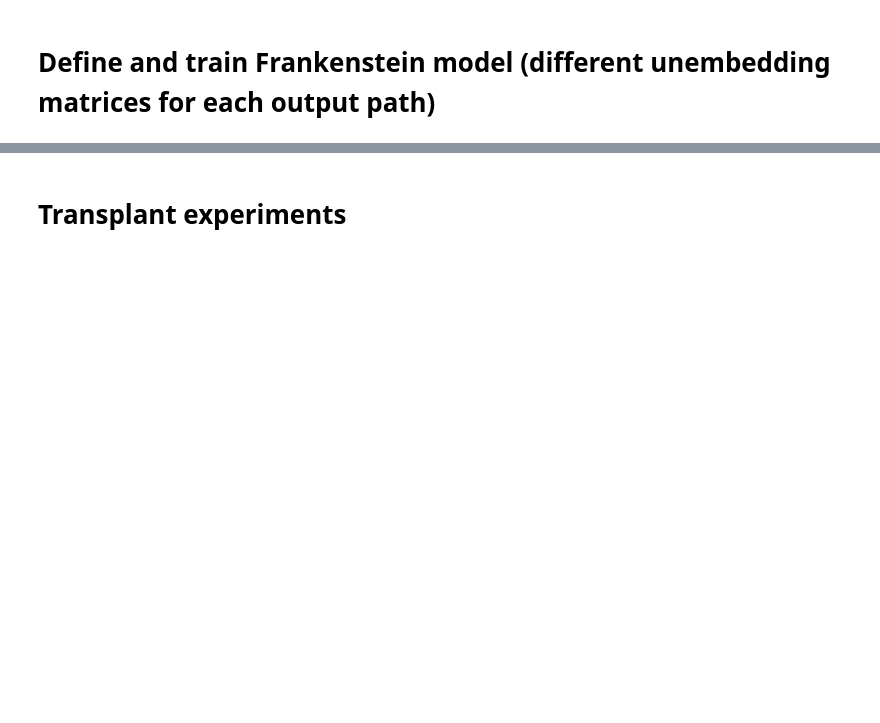
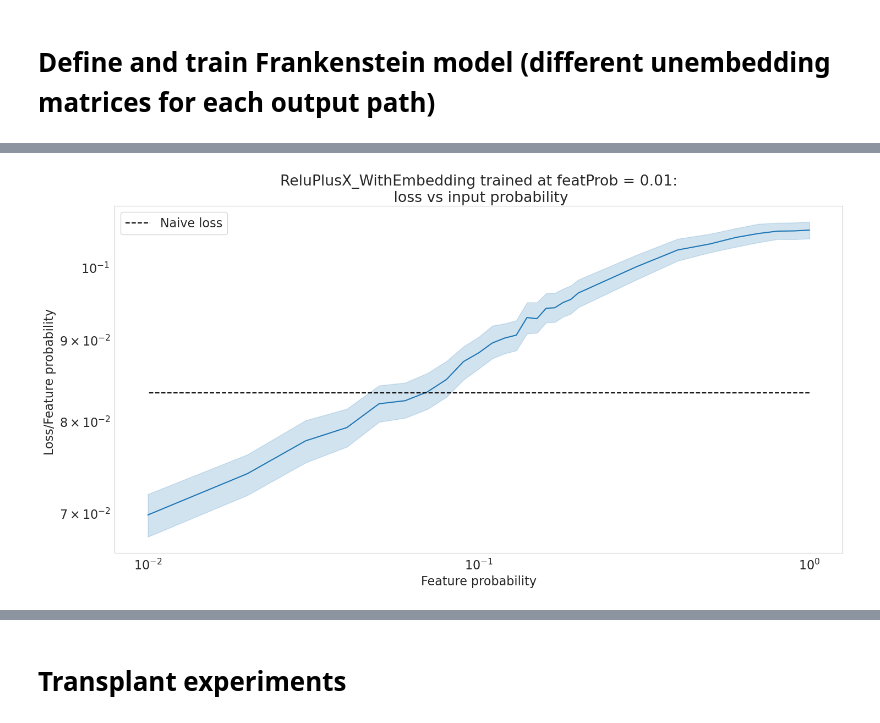
Before and after one commit to Stefan-Heimersheim/toy-model-of-computation-in-superposition, a Jupyter notebook: notebooks/frankenstein_model.ipynb, the cells around one changed output, grey strips where cells are left out. Saved outputs shown, nothing was run; the diff lists cells and outputs as text; code cells hidden in the pictures; blank space fills up the shorter version.

```diff
--- a/notebooks/frankenstein_model.ipynb
+++ b/notebooks/frankenstein_model.ipynb
@@ -557,0 +809,22 @@ plt.show()
+# %%
+# Train model
+
+"""Training hyperparameters"""
+feat_prob = 1 - feat_sparsity
+batch_sz = 2048
+feat_importance = 1
+lr = 3e-3
+n_steps = 10000
+logging_freq = n_steps // 10
+
+model = Cis(model_cfg, device=device)
+
+losses = model.train_reluPlusX(
+        batch_sz,
+        feat_sparsity,
+        feat_importance,
+        n_steps,
+        lr,
+        logging_freq,
+)
+display(losses)
@@ -557,0 +910,20 @@ plt.show()
+# %%
+"""Compute and plot the model's performance across sparsities."""
+
+sparsity_low = np.round(np.linspace(0.0,0.8,9),2)
+sparsity_high = np.round(np.linspace(0.8,0.99,20),2)
+sparsities = np.unique(np.concatenate((sparsity_low,sparsity_high)))
+batch_sz = 256
+feat_importance = 1
+
+loss_data = performance_across_sparsities(sparsities, model)
+
+"""Plot performance across different input sparsities"""
+fig = plot_loss_across_sparsities(loss_data, sparsities, model.cfg.name, feat_sparsity)
+
+# save figure and show
+filename = f"/workspace/{model.cfg.name}_S{feat_prob:.2f}_loss_plot.png"
+plt.savefig(filename, dpi=300)
+plt.show()
+# %% [output]
+[figure, added]
```
Also changed, not shown: parts of 15 cells of this notebook.
